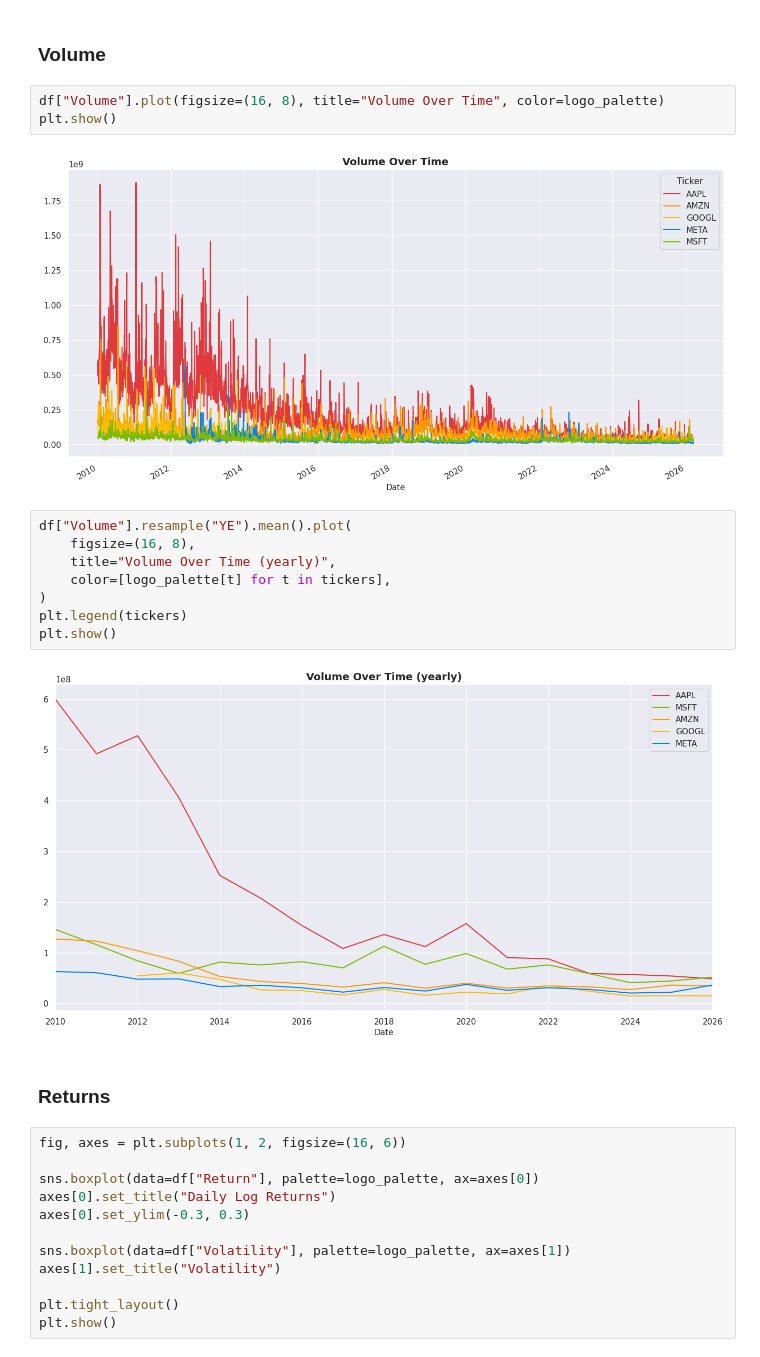
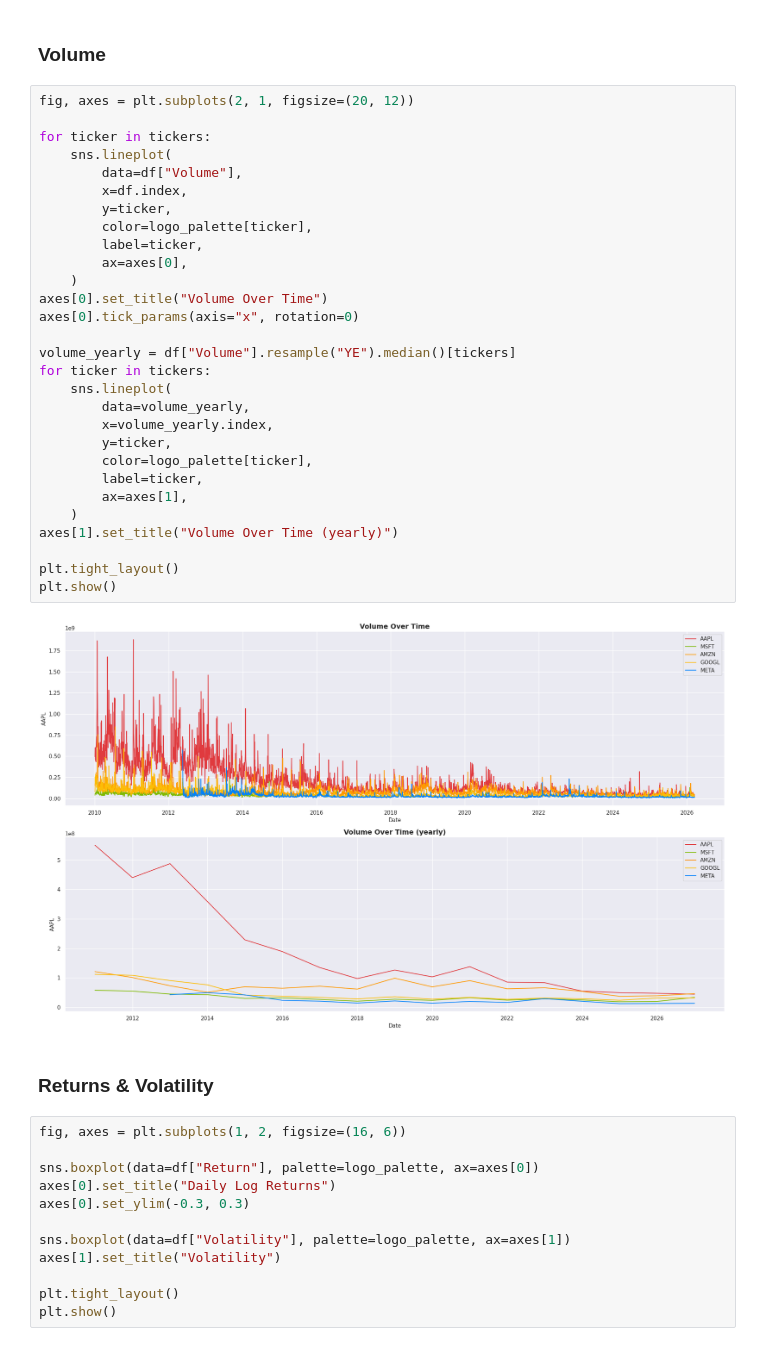
Before and after one commit to giddygarcia/stock-price-forecasting, a Jupyter notebook: StockPredictions.ipynb, the cells around one changed output. Saved outputs shown, nothing was run; the diff lists cells and outputs as text.

```diff
--- a/StockPredictions.ipynb
+++ b/StockPredictions.ipynb
@@ -354,22 +337,38 @@ plt.show()
 # %% [markdown]
 ### Volume
 # %%
-df["Volume"].plot(figsize=(16, 8), title="Volume Over Time", color=logo_palette)
+fig, axes = plt.subplots(2, 1, figsize=(20, 12))
+
+for ticker in tickers:
+    sns.lineplot(
+        data=df["Volume"],
+        x=df.index,
+        y=ticker,
+        color=logo_palette[ticker],
+        label=ticker,
+        ax=axes[0],
+    )
+axes[0].set_title("Volume Over Time")
+axes[0].tick_params(axis="x", rotation=0)
+
+volume_yearly = df["Volume"].resample("YE").median()[tickers]
+for ticker in tickers:
+    sns.lineplot(
+        data=volume_yearly,
+        x=volume_yearly.index,
+        y=ticker,
+        color=logo_palette[ticker],
+        label=ticker,
+        ax=axes[1],
+    )
+axes[1].set_title("Volume Over Time (yearly)")
+
+plt.tight_layout()
 plt.show()
 # %% [output]
-[figure, old version]
+[figure, new version]
-# %%
-df["Volume"].resample("YE").mean().plot(
-    figsize=(16, 8),
-    title="Volume Over Time (yearly)",
-    color=[logo_palette[t] for t in tickers],
-)
-plt.legend(tickers)
-plt.show()
-# %% [output]
-[figure, removed]
 # %% [markdown]
-### Returns
+### Returns & Volatility
 # %%
 fig, axes = plt.subplots(1, 2, figsize=(16, 6))
 
```
Also changed, not shown: parts of 36 cells of this notebook, 1 other file.
